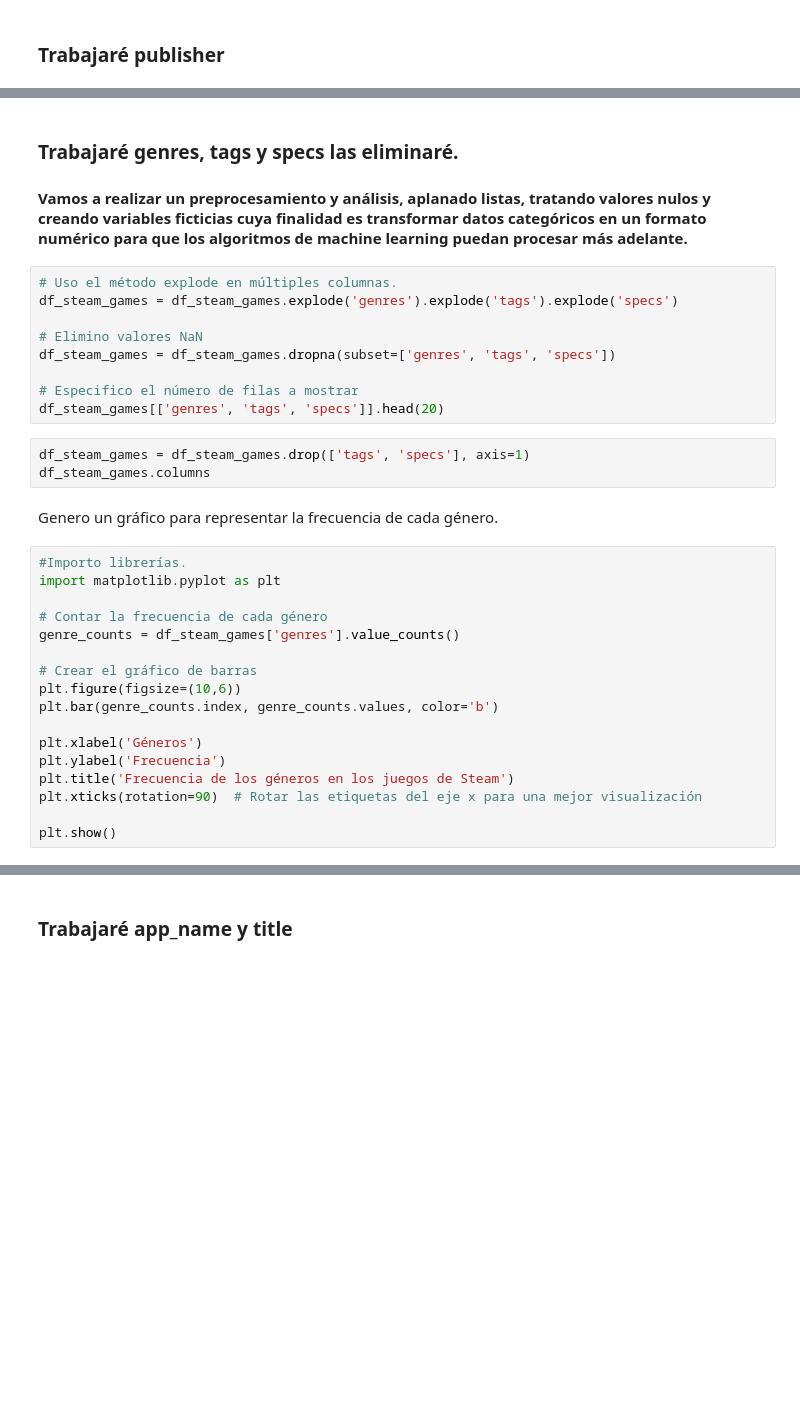
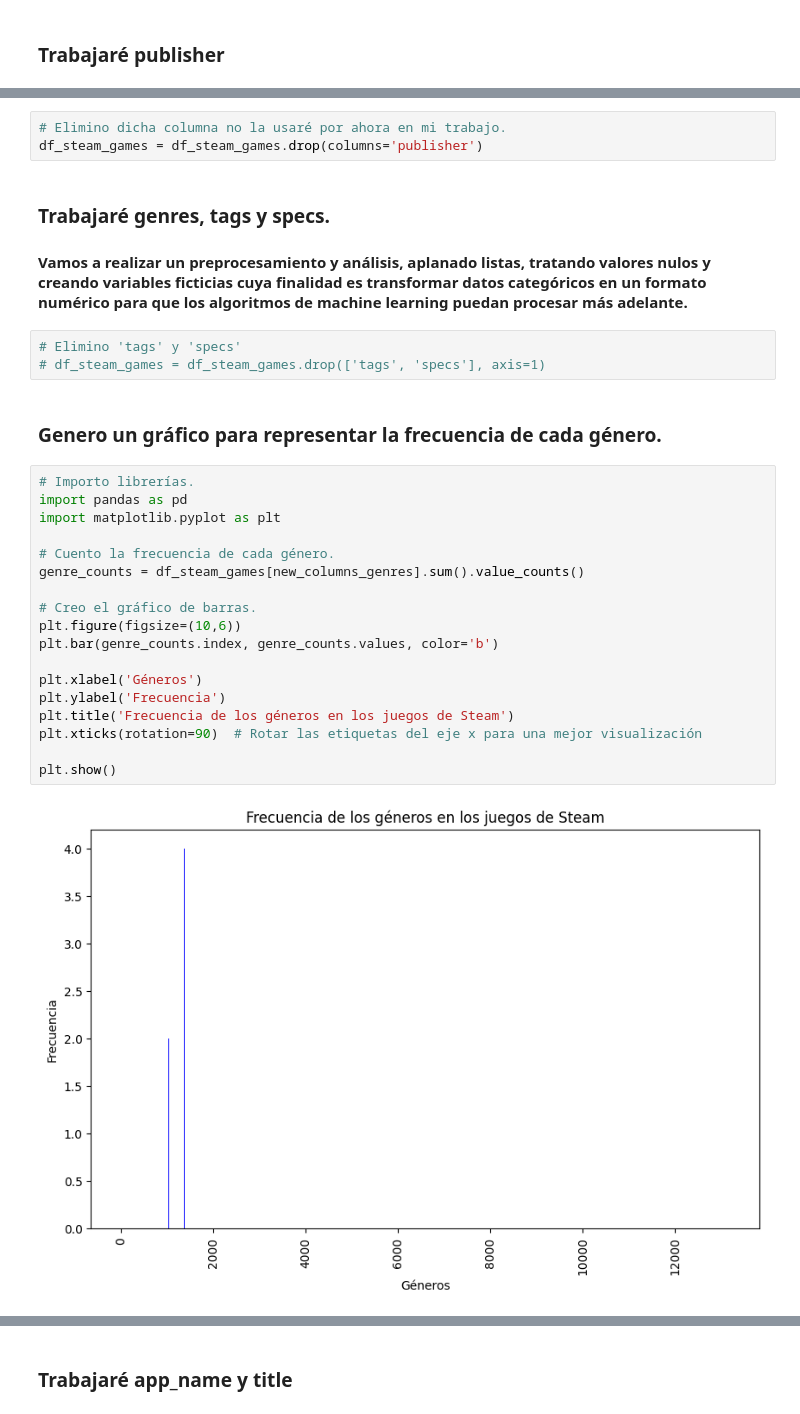
Before and after one commit to JavierEdgarEsteban77/MVP-Steam, a Jupyter notebook: 1PI.ipynb, the cells around one changed output, grey strips where cells are left out. Saved outputs shown, nothing was run; the diff lists cells and outputs as text; blank space fills up the shorter version.

```diff
--- a/1PI.ipynb
+++ b/1PI.ipynb
@@ -163,35 +737,32 @@ print(publisher_counts.to_string())
+# %%
+# Elimino dicha columna no la usaré por ahora en mi trabajo.
+df_steam_games = df_steam_games.drop(columns='publisher')
 # %% [markdown]
-### Trabajaré genres, tags y specs las eliminaré.
+### Trabajaré genres, tags y specs.
 
 #### Vamos a realizar un preprocesamiento y análisis, aplanado listas, tratando valores nulos y creando variables ficticias cuya finalidad es transformar datos categóricos en un formato numérico para que los algoritmos de machine learning puedan procesar más adelante.
-# %%
-# Uso el método explode en múltiples columnas.
-df_steam_games = df_steam_games.explode('genres').explode('tags').explode('specs')
-
-# Elimino valores NaN
-df_steam_games = df_steam_games.dropna(subset=['genres', 'tags', 'specs'])
-
-# Especifico el número de filas a mostrar
-df_steam_games[['genres', 'tags', 'specs']].head(20)
 # %%
-df_steam_games = df_steam_games.drop(['tags', 'specs'], axis=1)
-df_steam_games.columns
+# Elimino 'tags' y 'specs'
+# df_steam_games = df_steam_games.drop(['tags', 'specs'], axis=1)
 # %% [markdown]
-Genero un gráfico para representar la frecuencia de cada género.
+### Genero un gráfico para representar la frecuencia de cada género.
 # %%
-#Importo librerías.
+# Importo librerías.
+import pandas as pd
 import matplotlib.pyplot as plt
 
-# Contar la frecuencia de cada género
-genre_counts = df_steam_games['genres'].value_counts()
+# Cuento la frecuencia de cada género.
+genre_counts = df_steam_games[new_columns_genres].sum().value_counts()
 
-# Crear el gráfico de barras
+# Creo el gráfico de barras.
 plt.figure(figsize=(10,6))
 plt.bar(genre_counts.index, genre_counts.values, color='b')
 
 plt.xlabel('Géneros')
 plt.ylabel('Frecuencia')
 plt.title('Frecuencia de los géneros en los juegos de Steam')
 plt.xticks(rotation=90)  # Rotar las etiquetas del eje x para una mejor visualización
 
 plt.show()
+# %% [output]
+[figure, added]
```
Also changed, not shown: parts of 135 cells of this notebook, 4 other files.
